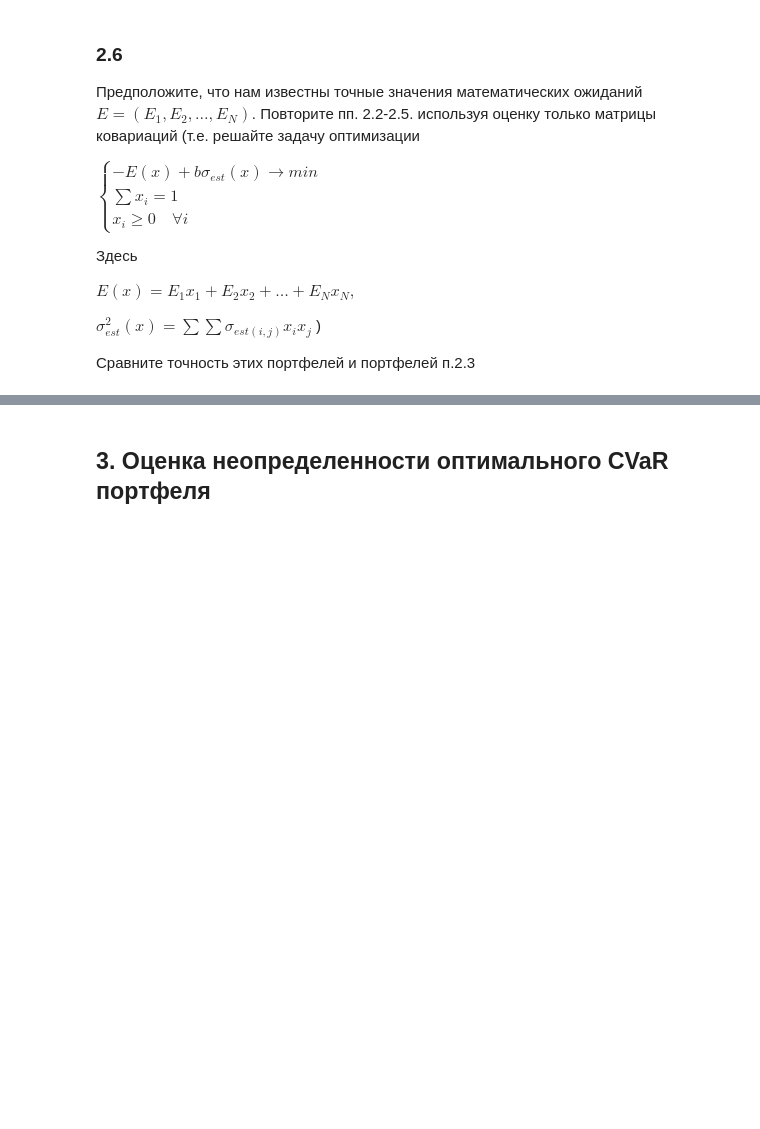
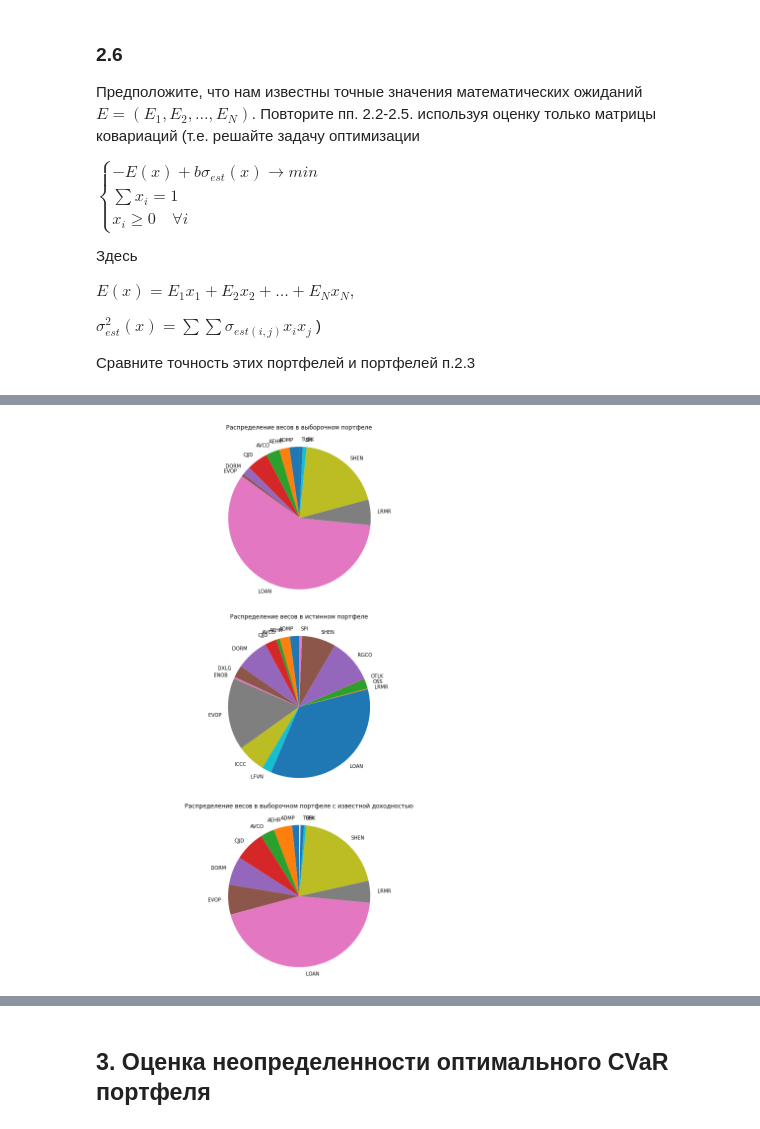
Before and after one commit to dselivanovskaya/Finance-operations-research-lab-3, a Jupyter notebook: lab-3.ipynb, the cells around one changed output, grey strips where cells are left out. Drawn from its saved outputs; the diff is of its cells as text; code cells hidden in the pictures; blank space fills up the shorter version.

```diff
--- a/lab-3.ipynb
+++ b/lab-3.ipynb
@@ -634,0 +676,33 @@ $\sigma_{est}^2(x) =\sum\sum \sigma_{est (i, j)} x_ix_j$ )
+# %%
+fig, axs = plt.subplots(3, 1, figsize=(10, 20))
+
+
+axs[1].pie(x_opt[np.where(x_opt != 0)],
+        labels=tickers20[np.where(x_opt != 0)],
+        # autopct='%.2f%%',
+        # shadow=True,
+        startangle=90)
+axs[1].axis('equal')
+axs[1].set_title("Распределение весов в истинном портфеле\n")
+
+axs[0].pie(x_opt_r_sample30[np.where(x_opt_r_sample30 != 0)],
+        labels=tickers20[np.where(x_opt_r_sample30 != 0)],
+        # autopct='%.2f%%',
+        # shadow=True,
+        startangle=90)
+axs[0].axis('equal')
+axs[1].set_title("Распределение весов в выборочном портфеле\n")
+
+axs[2].pie(x_opt_r_sample30_2[np.where(x_opt_r_sample30 != 0)],
+        labels=tickers20[np.where(x_opt_r_sample30 != 0)],
+        # autopct='%.2f%%',
+        # shadow=True,
+        startangle=90)
+axs[2].axis('equal')
+axs[2].set_title("Распределение весов в выборочном портфеле c известной доходностью\n")
+
+plt.subplots_adjust(right=1.25)
+#plt.title("Сравнение истинного и выборочного портфелей")
+plt.show()
+# %% [output]
+[figure, added]
```
Also changed, not shown: parts of 14 cells of this notebook.
